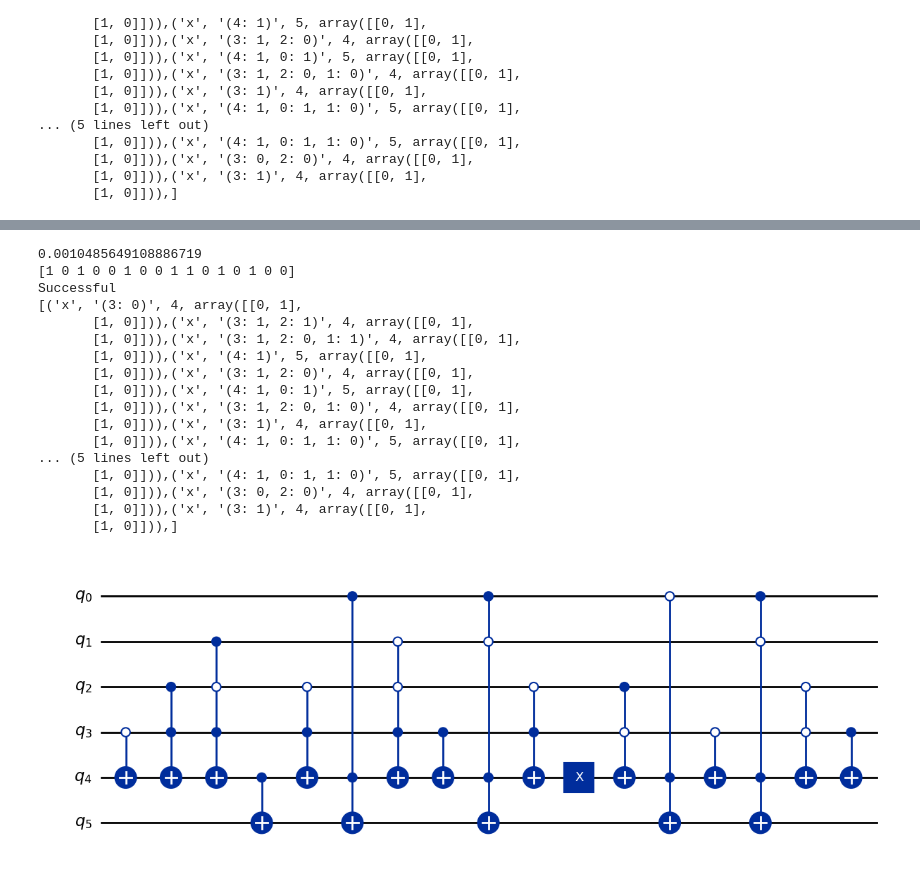
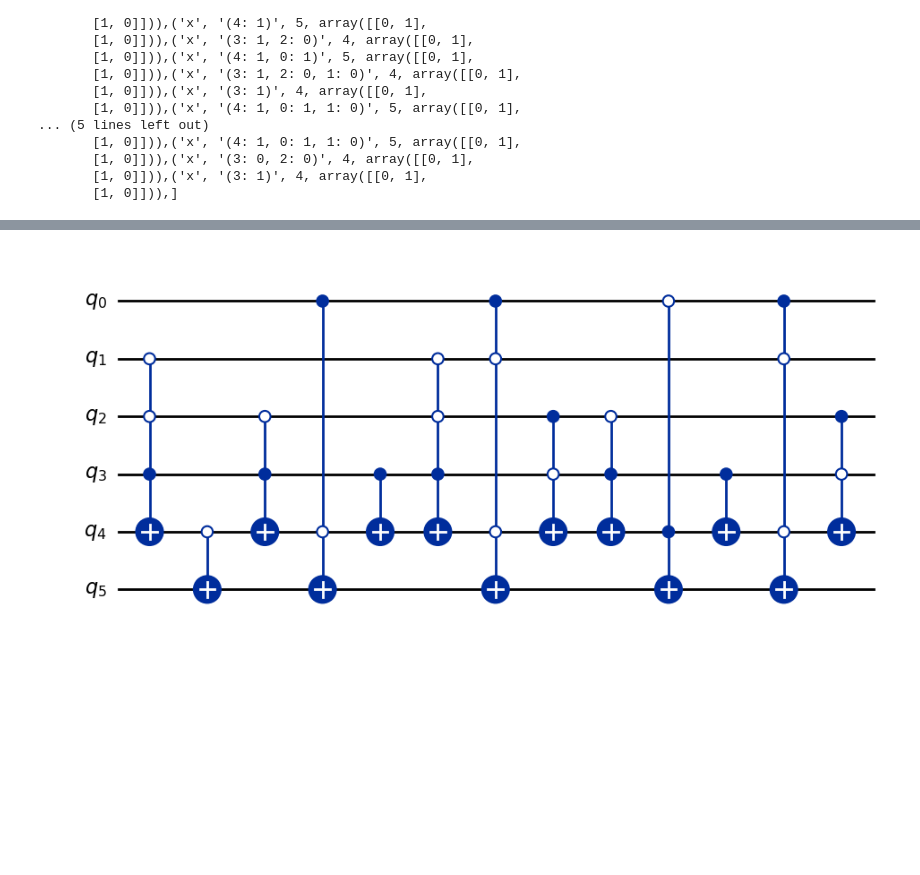
Before and after one commit to Veriqc/LimTDD_Oracle_Syn, a Jupyter notebook: Oracle_Syn2_v2.ipynb, the cells around one changed output, grey strips where cells are left out. Drawn from its saved outputs; the diff is of its cells as text; code cells hidden in the pictures; blank space fills up the shorter version.

```diff
--- a/Oracle_Syn2_v2.ipynb
+++ b/Oracle_Syn2_v2.ipynb
@@ -265,28 +265,9 @@ cir_qis.draw('mpl')
 [figure]
 # %%
-t_start = time.time()
-cir = opt_oracle_syn2(tdd,n_r=n)
-print(time.time()-t_start)
-verify_success(cir,data,n)
-print(cir)
-cir_qis = cir.to_qis_cir()
-cir_qis.draw('mpl')
+op_cir = mcx_opt_pass(cir)
+op_cir = mcx_opt_pass(op_cir)
+op_cir = mcx_opt_pass(op_cir)
+cir_qis2 = op_cir.to_qis_cir()
+cir_qis2.draw('mpl')
 # %% [output]
-0.0010485649108886719
-[1 0 1 0 0 1 0 0 1 1 0 1 0 1 0 0]
-Successful
-[('x', '(3: 0)', 4, array([[0, 1],
-       [1, 0]])),('x', '(3: 1, 2: 1)', 4, array([[0, 1],
-       [1, 0]])),('x', '(3: 1, 2: 0, 1: 1)', 4, array([[0, 1],
-       [1, 0]])),('x', '(4: 1)', 5, array([[0, 1],
-       [1, 0]])),('x', '(3: 1, 2: 0)', 4, array([[0, 1],
-       [1, 0]])),('x', '(4: 1, 0: 1)', 5, array([[0, 1],
-       [1, 0]])),('x', '(3: 1, 2: 0, 1: 0)', 4, array([[0, 1],
-       [1, 0]])),('x', '(3: 1)', 4, array([[0, 1],
-       [1, 0]])),('x', '(4: 1, 0: 1, 1: 0)', 5, array([[0, 1],
-... (5 lines left out)
-       [1, 0]])),('x', '(4: 1, 0: 1, 1: 0)', 5, array([[0, 1],
-       [1, 0]])),('x', '(3: 0, 2: 0)', 4, array([[0, 1],
-       [1, 0]])),('x', '(3: 1)', 4, array([[0, 1],
-       [1, 0]])),]
-[figure, old version]
+[figure, new version]
```
Also changed, not shown: parts of 1 cell of this notebook.
